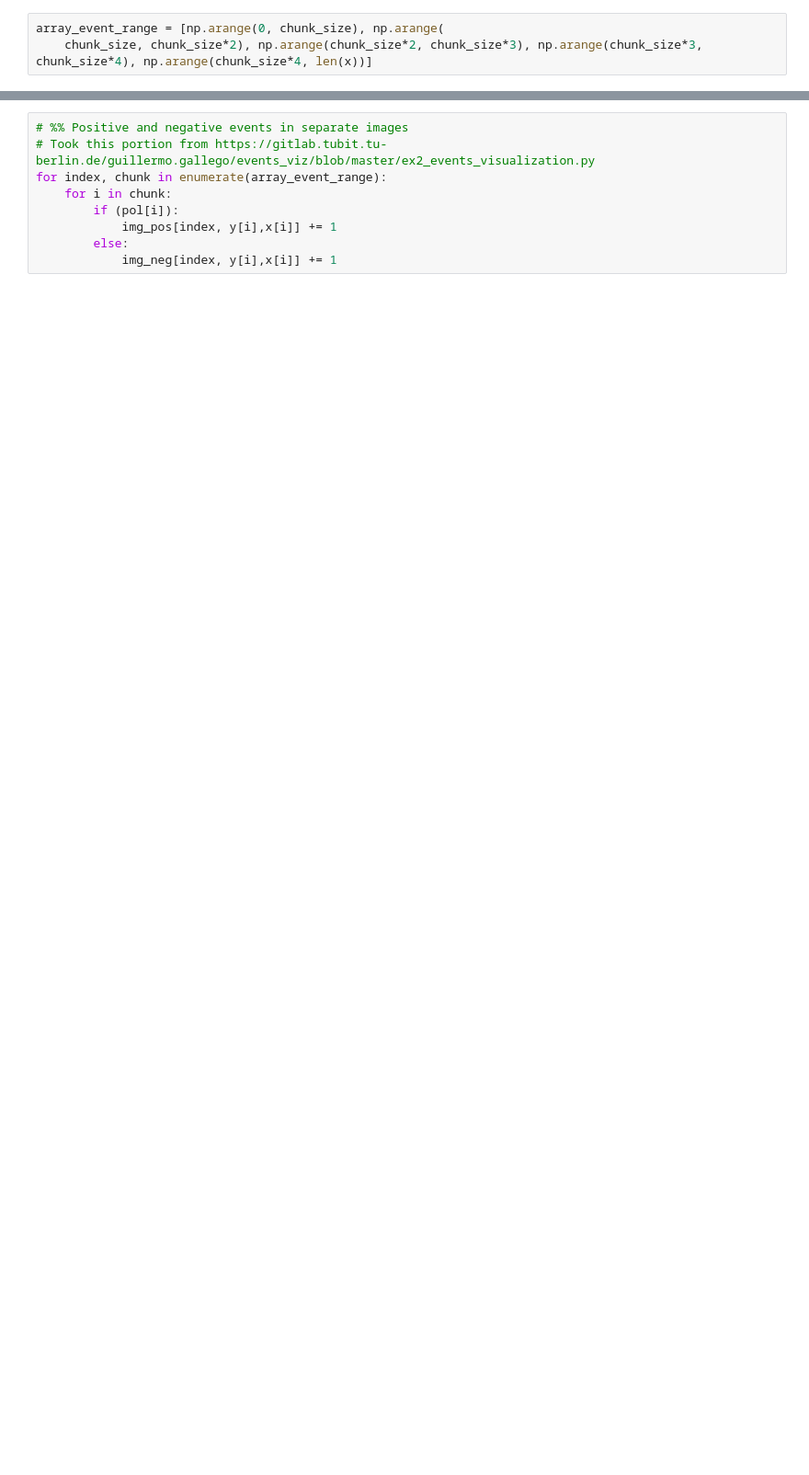
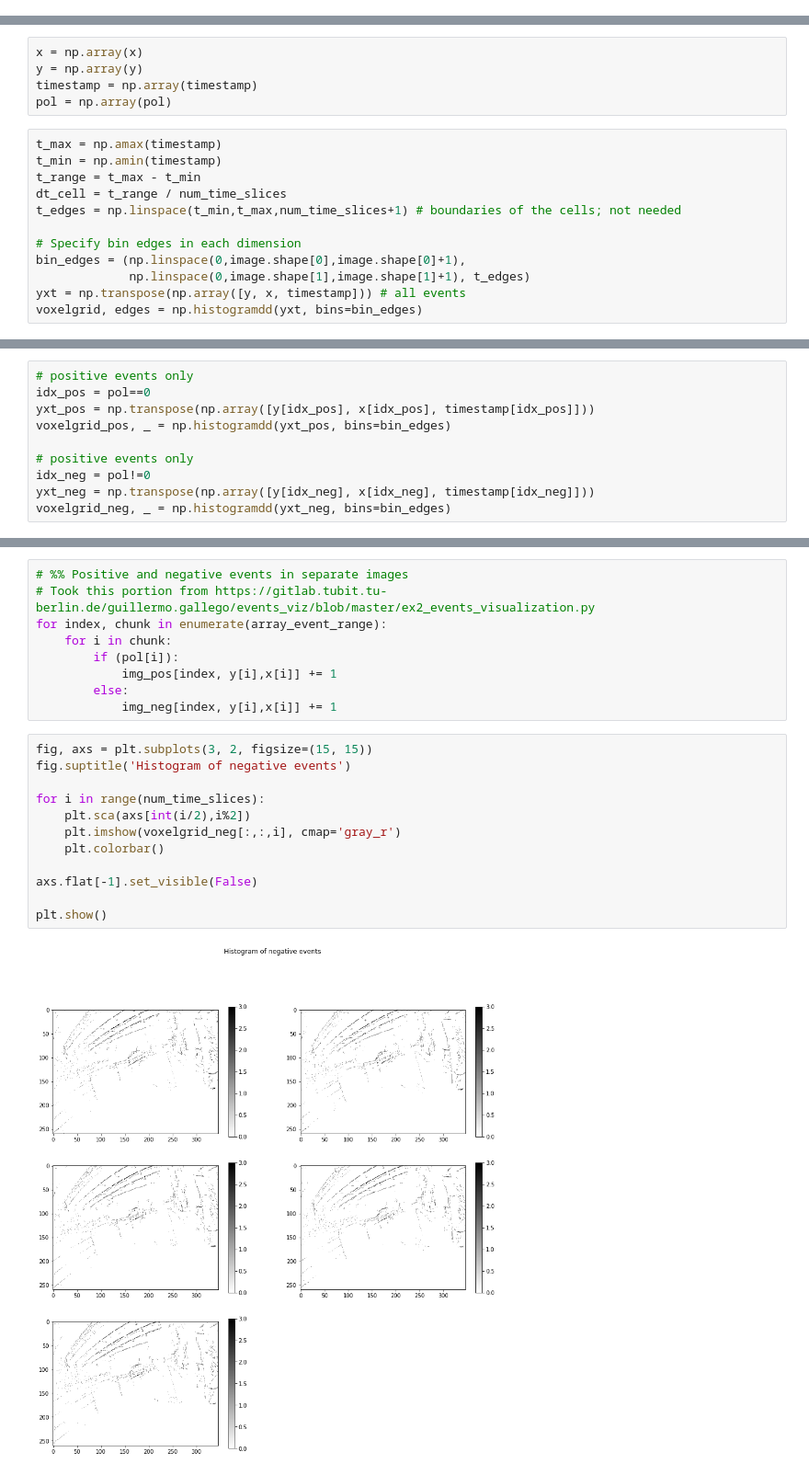
Before and after one commit to SudeshnaBora/Computer_Vision, a Jupyter notebook: code/Learning Phase.ipynb, the cells around one changed output, grey strips where cells are left out. Shown at 92% size. Saved outputs shown, nothing was run; the diff lists cells and outputs as text; blank space fills up the shorter version.

```diff
--- a/code/Learning Phase.ipynb
+++ b/code/Learning Phase.ipynb
@@ -78,3 +95,0 @@ chunk_size = int(total_num_events/5)
-# %%
-array_event_range = [np.arange(0, chunk_size), np.arange(
-    chunk_size, chunk_size*2), np.arange(chunk_size*2, chunk_size*3), np.arange(chunk_size*3, chunk_size*4), np.arange(chunk_size*4, len(x))]
@@ -80,0 +102,17 @@ array_event_range = [np.arange(0, chunk_size), np.arange(
+# %%
+x = np.array(x)
+y = np.array(y)
+timestamp = np.array(timestamp)
+pol = np.array(pol)
+# %%
+t_max = np.amax(timestamp)
+t_min = np.amin(timestamp)
+t_range = t_max - t_min
+dt_cell = t_range / num_time_slices
+t_edges = np.linspace(t_min,t_max,num_time_slices+1) # boundaries of the cells; not needed
+
+# Specify bin edges in each dimension
+bin_edges = (np.linspace(0,image.shape[0],image.shape[0]+1),
+             np.linspace(0,image.shape[1],image.shape[1]+1), t_edges)
+yxt = np.transpose(np.array([y, x, timestamp])) # all events
+voxelgrid, edges = np.histogramdd(yxt, bins=bin_edges)
@@ -80,0 +129,10 @@ array_event_range = [np.arange(0, chunk_size), np.arange(
+# %%
+# positive events only
+idx_pos = pol==0
+yxt_pos = np.transpose(np.array([y[idx_pos], x[idx_pos], timestamp[idx_pos]]))
+voxelgrid_pos, _ = np.histogramdd(yxt_pos, bins=bin_edges)
+
+# positive events only
+idx_neg = pol!=0
+yxt_neg = np.transpose(np.array([y[idx_neg], x[idx_neg], timestamp[idx_neg]]))
+voxelgrid_neg, _ = np.histogramdd(yxt_neg, bins=bin_edges)
@@ -87,5 +151,19 @@ for index, chunk in enumerate(array_event_range):
             img_pos[index, y[i],x[i]] += 1
         else:
             img_neg[index, y[i],x[i]] += 1
+# %%
+fig, axs = plt.subplots(3, 2, figsize=(15, 15))
+fig.suptitle('Histogram of negative events')
+
+for i in range(num_time_slices):
+    plt.sca(axs[int(i/2),i%2])
+    plt.imshow(voxelgrid_neg[:,:,i], cmap='gray_r')
+    plt.colorbar()
+
+axs.flat[-1].set_visible(False)
+
+plt.show()
+# %% [output]
+[figure, added]
 # %%
 fig, axs = plt.subplots(3, 2, figsize=(15, 15))
```
Also changed, not shown: parts of 24 cells of this notebook.
